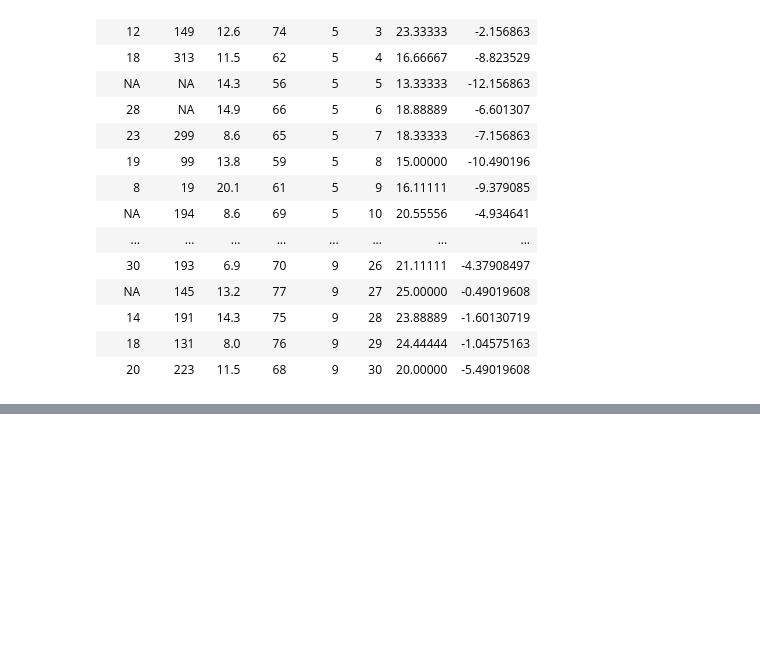
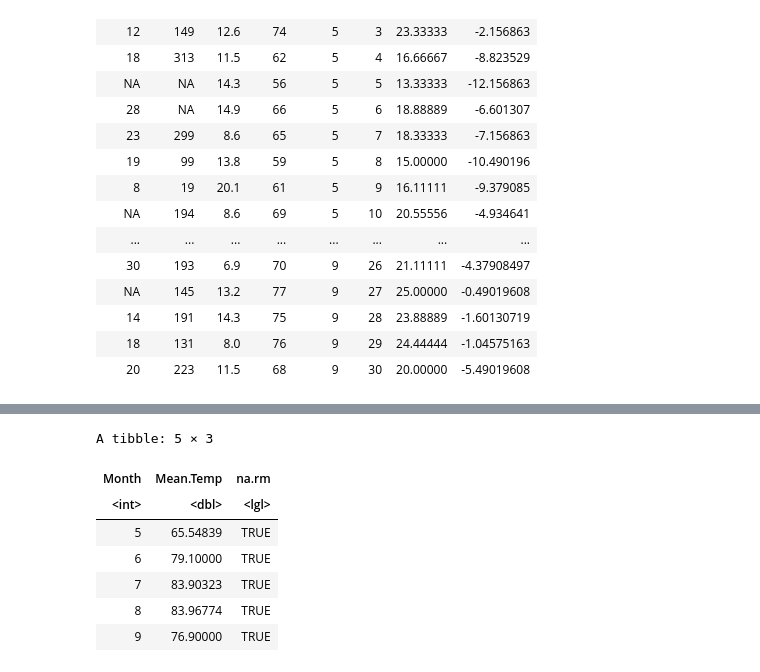
Before and after one commit to DevMinGeonPark/-Courses-Data-Visualization, a Jupyter notebook: Rlang.ipynb, the cells around one changed output, grey strips where cells are left out. Drawn from its saved outputs; the diff is of its cells as text; code cells hidden in the pictures; blank space fills up the shorter version.

```diff
--- a/Rlang.ipynb
+++ b/Rlang.ipynb
@@ -580,0 +628,11 @@ A data.frame: 153 × 8
+# %%
+summarise(air.group, Mean.Temp=mean(Temp), na.rm = T)
+# %% [output]
+A tibble: 5 × 3
+| Month | Mean.Temp | na.rm |
+| <int> | <dbl> | <lgl> |
+| 5 | 65.54839 | TRUE |
+| 6 | 79.10000 | TRUE |
+| 7 | 83.90323 | TRUE |
+| 8 | 83.96774 | TRUE |
+| 9 | 76.90000 | TRUE |
```
Also changed, not shown: parts of 3 cells of this notebook.
